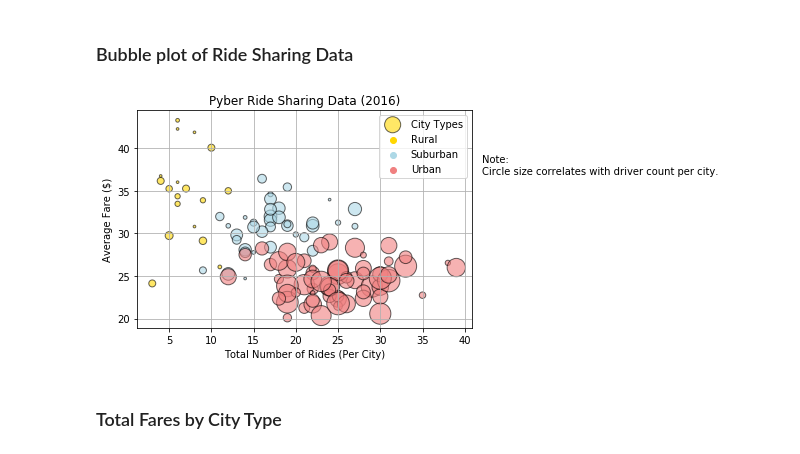
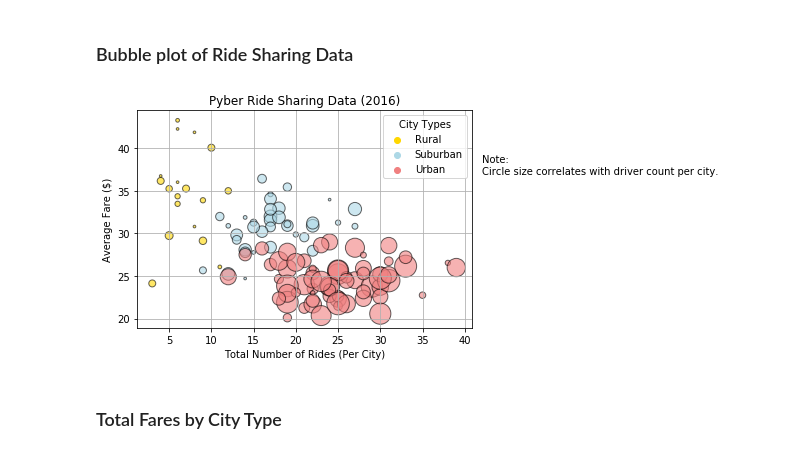
Before and after one commit to reemaratnani/Matplotlib, a Jupyter notebook: Pyber.ipynb, the cells around one changed output. Drawn from its saved outputs; the diff is of its cells as text; code cells hidden in the pictures.

Commit message:
Bubble plot legend label

```diff
--- a/Pyber.ipynb
+++ b/Pyber.ipynb
@@ -25,30 +25,30 @@ combined_data.head()
 # %%
 # Dataset groupded by type and city to get number of ride, average fare, and count of driver per city
 grouped_data =combined_data.groupby(['type','city'])
 ride_count = grouped_data['city'].value_counts()
 city_fare = grouped_data['fare'].mean()
 driver_count= grouped_data['driver_count'].mean()
 #Dataframe created to assign the bubble color to the type of the city
 bubble_colors = pd.DataFrame({ "type": ["Rural", "Suburban","Urban"],
                                 "color": ["gold","lightblue","lightcoral"]})
 #Created dataframe of driver count and merged with bubble dataframe to assign the driver count bubble color in plot
 driver_count = pd.DataFrame({"driver count" : driver_count})
 driver_count_df = pd.merge(driver_count, bubble_colors, on='type', how='left')
 fig, ax = plt.subplots()
-ax.scatter(ride_count,city_fare, s=driver_count_df['driver count']*7,label="City Types",c=driver_count_df['color'],
+ax.scatter(ride_count,city_fare, s=driver_count_df['driver count']*7,label=None,c=driver_count_df['color'],
            edgecolors='k',alpha=0.6)
 #loop for legend label
 for i in range(0,(len(bubble_colors))):
     ax.scatter([],[], c=bubble_colors.loc[i,'color'], label=bubble_colors.loc[i,'type'])
-    ax.legend()
+    ax.legend(title="City Types")
 plt.title("Pyber Ride Sharing Data (2016)")
 plt.xlabel("Total Number of Rides (Per City)")
 plt.ylabel("Average Fare ($)")
 plt.text(42,37, 'Note:\nCircle size correlates with driver count per city.')
 plt.grid()
 plt.show()
 # %% [output]
-[figure, old version]
+[figure, new version]
 # %% [markdown]
 ### Total Fares by City Type
 # %%
```
